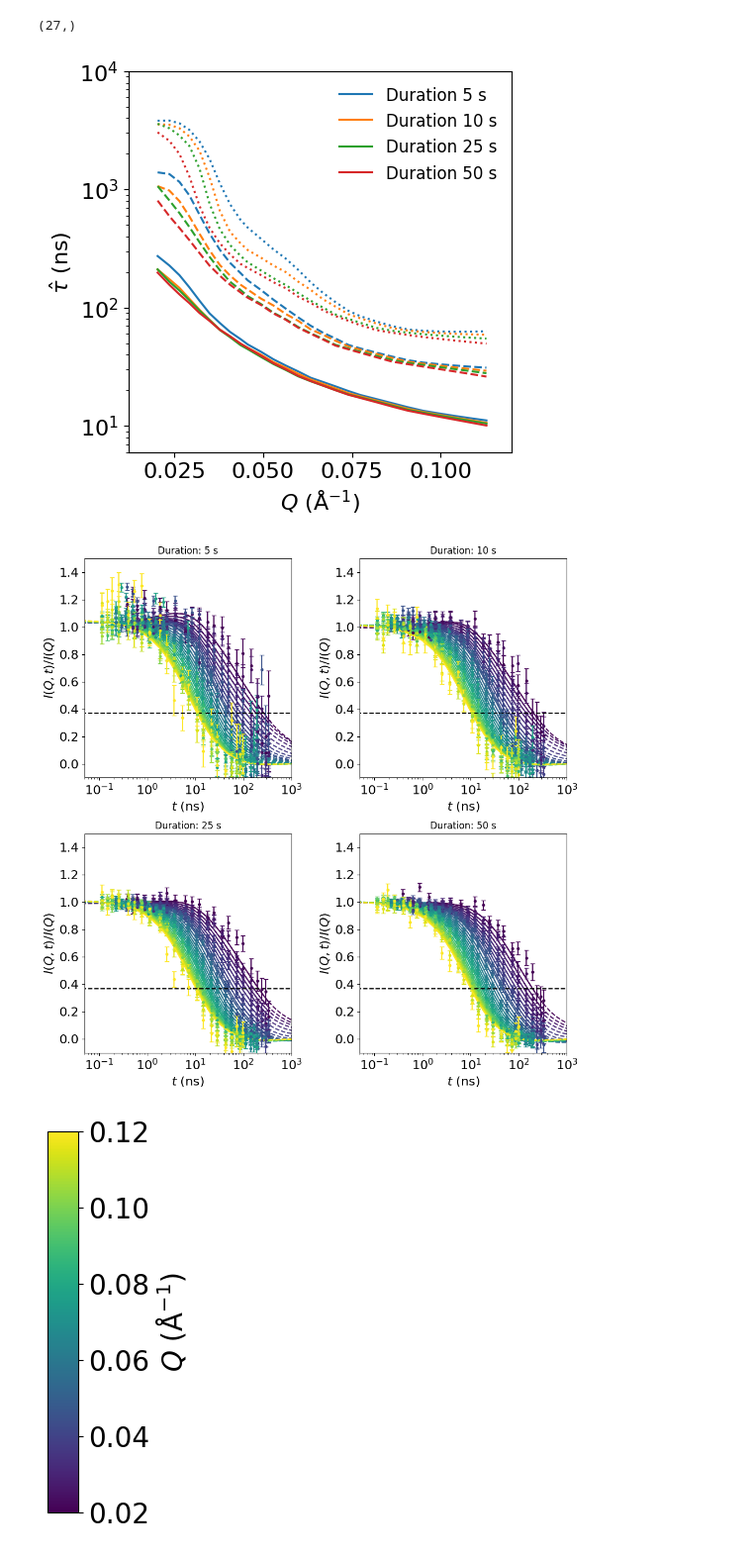
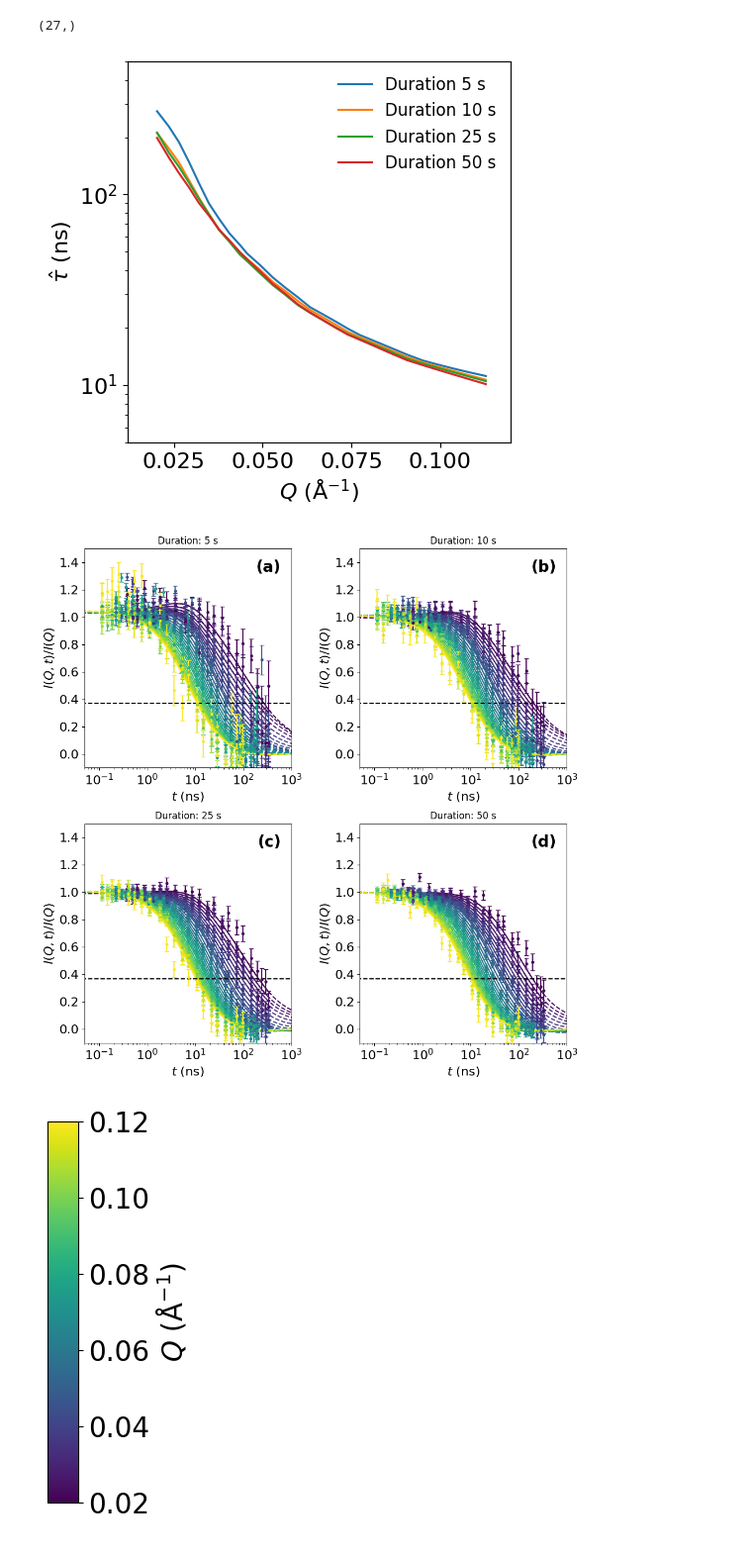
Before and after one commit to ch-tung/MLSR, a Jupyter notebook: spinecho/test_IN15.ipynb, the cells around one changed output. Shown at 99% size. Cells and saved outputs as stored; diff of their text form; code cells hidden in the pictures.

Commit message:
updated figures

```diff
--- a/spinecho/test_IN15.ipynb
+++ b/spinecho/test_IN15.ipynb
@@ -360,6 +360,7 @@ ax1 = fig1.add_subplot(111)
 fig2, axs2 = plt.subplots(2, 2, figsize=(10, 10))  # Assuming len(duration_list) == 4
 axs2 = axs2.flatten()
 linestyles = ['-', '--', ':']
+panel_labels = ['(a)', '(b)', '(c)', '(d)']
 
 for i, duration in enumerate(duration_list):
     ax = axs2[i]
@@ -414,7 +415,7 @@ for i, duration in enumerate(duration_list):
         ax.errorbar(t_sorted, exp_sorted+shift*iq, yerr=exp_err_sorted, fmt='.', alpha=1, color=color, capsize=3)
 
         # For multiple thresholds, e.g., exp(-1), exp(-2), exp(-3)
-        thresholds = [np.exp(-n) for n in [1, 2, 3]]  # Adjust the range as needed
+        thresholds = [np.exp(-n) for n in [1]]  # Adjust the range as needed
         t_relaxations = []
         t_relaxation_errs = []
         for th in thresholds:
@@ -433,36 +434,37 @@ for i, duration in enumerate(duration_list):
 
     for i_relax, t_relaxation in enumerate(np.array(t_relaxation_list).T):
         label = None
         if i_relax == 0:
             label=f'Duration {duration} s'
         ax1.plot(q_relaxation_list, t_relaxation, linestyles[i_relax], label=label, color=color_list[i])
     ax1.set_yscale('log')
     # ax1.set_xscale('log')
     ax1.set_xlabel(r'$Q$ ($\mathrm{\AA}^{-1}$)', fontsize=16)
     ax1.set_ylabel(r'$\hat{\tau}$ (ns)', fontsize=16)
     ax1.tick_params(axis='both', which='major', labelsize=16)
     # ax1.set_xlim(1e-2, 2e-1)
     ax1.set_xlim(0.012, 0.12)
-    ax1.set_ylim(6e0, 1e4)
+    ax1.set_ylim(5, 500)
     ax1.legend(fontsize=12, loc='upper right', frameon=False)
 
+    ax.text(0.95, 0.95, panel_labels[i], transform=ax.transAxes, fontsize=20, fontweight='bold', va='top', ha='right')
     ax.set_xscale('log')
     # ax.set_scale('log')
     ax.set_xlabel(r'$t$ (ns)', fontsize=16)
     ax.set_ylabel('$I(Q,t)/I(Q)$', fontsize=16)
     ax.set_title(f'Duration: {duration} s')
     ax.set_ylim(-0.1, 1.5+len(unique_Q)*shift)
     ax.set_xlim(5e-2, 1e3)
     ax.tick_params(axis='both', which='major', labelsize=16)
 
     # ax.legend(ncol=2, fontsize=8, loc='upper right')
 
     ax.plot([1e-2, 1e4], [np.exp(-1), np.exp(-1)], 'k--')
 
 plt.tight_layout()
 # %% [output]
-[figure, old version]
+[figure, new version]
-[figure, old version]
+[figure, new version]
 # %%
 # Create a vertical colorbar according to the time list in viridis colormap
 fig, ax = plt.subplots(figsize=(0.4, 5))
```
Also changed, not shown: parts of 1 cell of this notebook, 1 other file.
